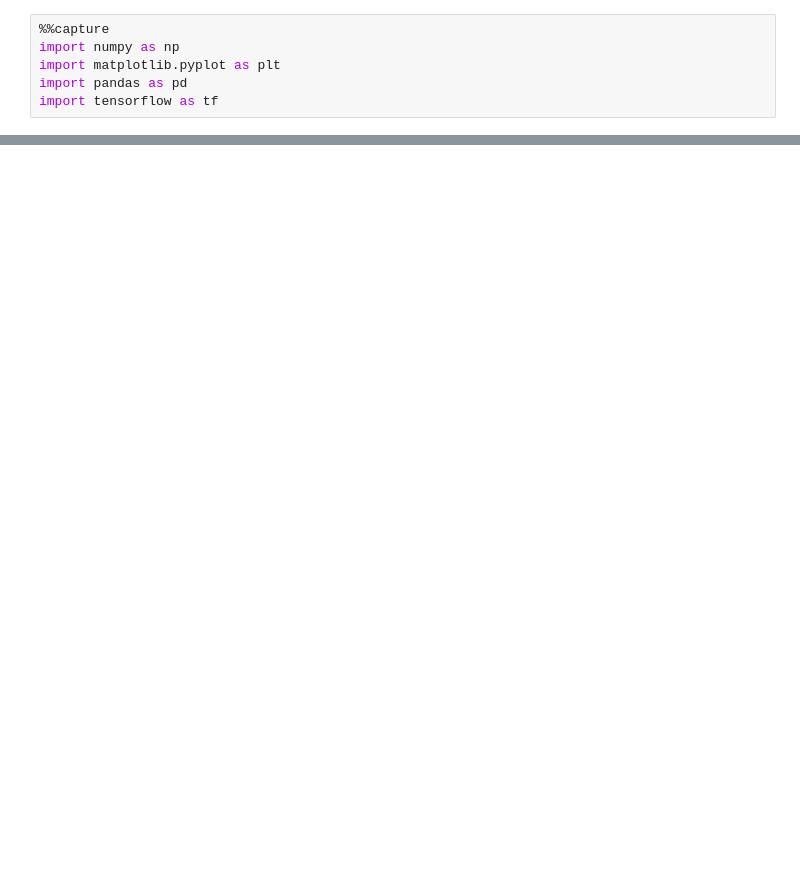
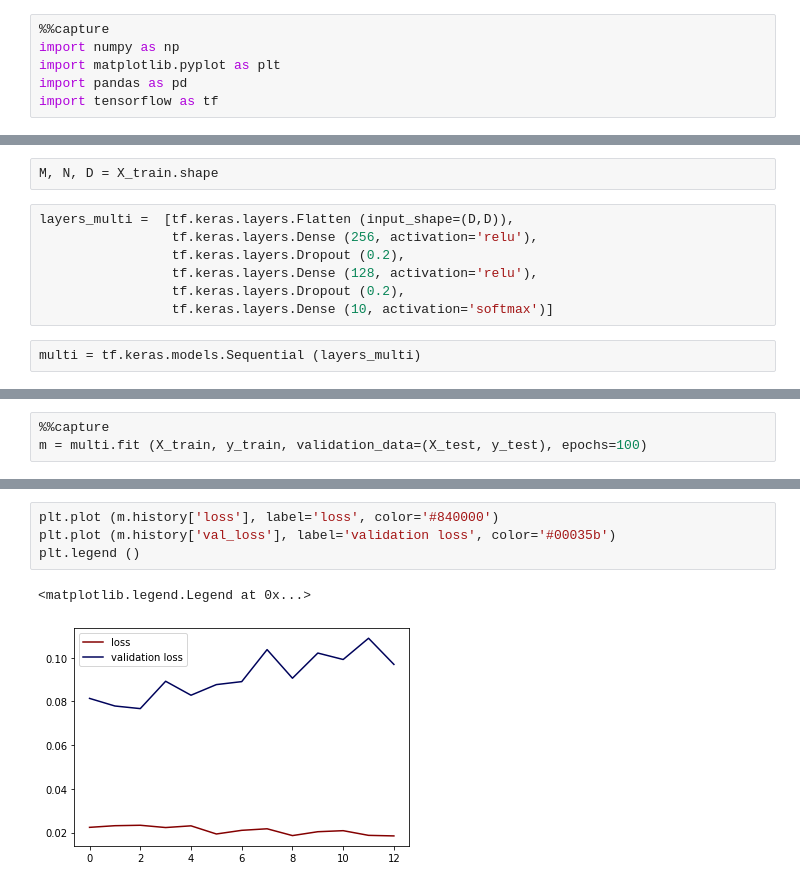
Before and after one commit to LeonVillanueva/CoLab, a Jupyter notebook: Google_CoLab_MNIST.ipynb, the cells around one changed output, grey strips where cells are left out. Cells and saved outputs as stored; diff of their text form; blank space fills up the shorter version.

Commit message:
Summary : Keras model completed Observations : Odd Losses / Accuracy

```diff
--- a/Google_CoLab_MNIST.ipynb
+++ b/Google_CoLab_MNIST.ipynb
@@ -12,0 +42,11 @@ import tensorflow as tf
+# %%
+M, N, D = X_train.shape
+# %%
+layers_multi =  [tf.keras.layers.Flatten (input_shape=(D,D)),
+                 tf.keras.layers.Dense (256, activation='relu'),
+                 tf.keras.layers.Dropout (0.2),
+                 tf.keras.layers.Dense (128, activation='relu'),
+                 tf.keras.layers.Dropout (0.2),
+                 tf.keras.layers.Dense (10, activation='softmax')]
+# %%
+multi = tf.keras.models.Sequential (layers_multi)
@@ -12,0 +59,3 @@ import tensorflow as tf
+# %%
+%%capture
+m = multi.fit (X_train, y_train, validation_data=(X_test, y_test), epochs=100)
@@ -12,0 +70,7 @@ import tensorflow as tf
+# %%
+plt.plot (m.history['loss'], label='loss', color='#840000')
+plt.plot (m.history['val_loss'], label='validation loss', color='#00035b')
+plt.legend ()
+# %% [output]
+<matplotlib.legend.Legend at 0x...>
+[figure, added]
```
Also changed, not shown: parts of 12 cells of this notebook.
